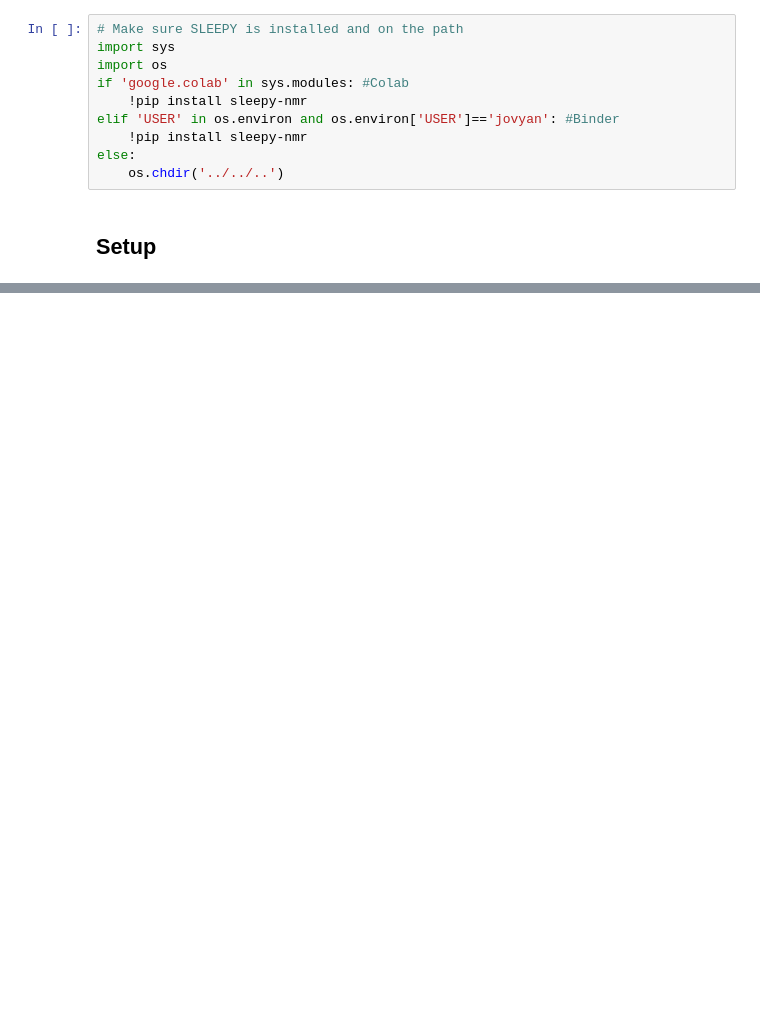
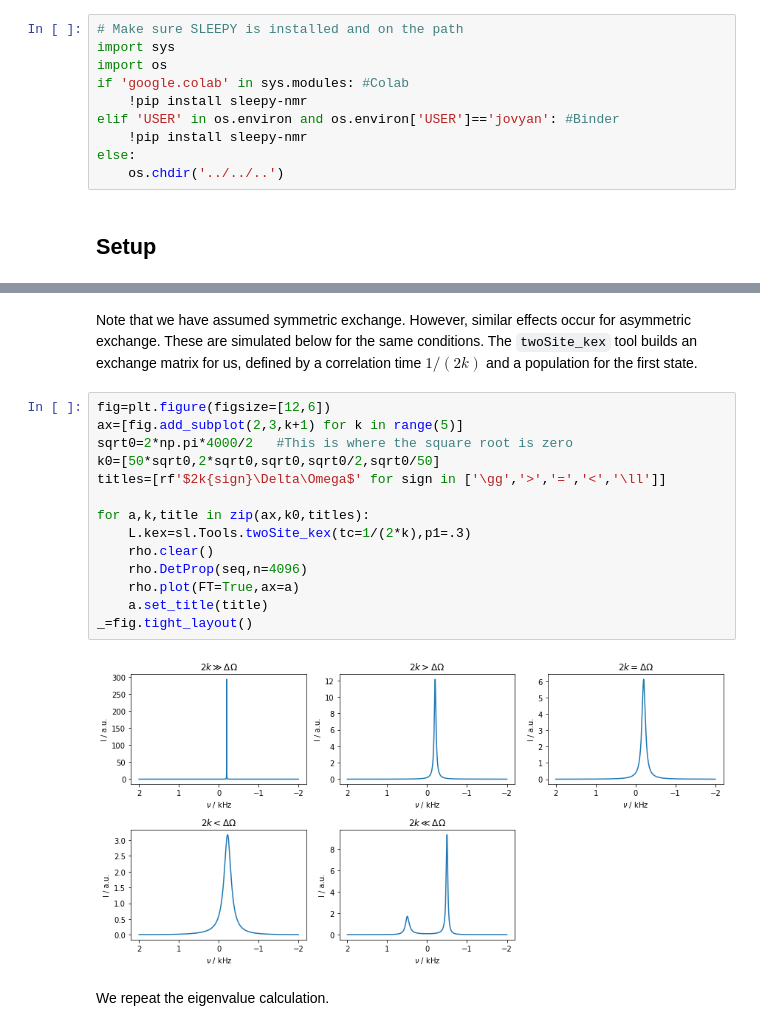
Before and after one commit to alsinmr/ConferenceExamples, a Jupyter notebook: JupyterBook/GNMR2025/Exchange.ipynb, the cells around one changed output, grey strips where cells are left out. Cells and saved outputs as stored; diff of their text form; blank space fills up the shorter version.

```diff
--- a/JupyterBook/GNMR2025/Exchange.ipynb
+++ b/JupyterBook/GNMR2025/Exchange.ipynb
@@ -101,0 +236,20 @@ This matrix indicates that if we are in state 1, the phase of $\hat{S}_1^+$ will
+# %% [markdown]
+Note that we have assumed symmetric exchange. However, similar effects occur for asymmetric exchange. These are simulated below for the same conditions. The `twoSite_kex` tool builds an exchange matrix for us, defined by a correlation time $1/(2k)$ and a population for the first state.
+# %%
+fig=plt.figure(figsize=[12,6])
+ax=[fig.add_subplot(2,3,k+1) for k in range(5)]
+sqrt0=2*np.pi*4000/2   #This is where the square root is zero
+k0=[50*sqrt0,2*sqrt0,sqrt0,sqrt0/2,sqrt0/50]
+titles=[rf'$2k{sign}\Delta\Omega$' for sign in ['\gg','>','=','<','\ll']]
+
+for a,k,title in zip(ax,k0,titles):
+    L.kex=sl.Tools.twoSite_kex(tc=1/(2*k),p1=.3)
+    rho.clear()
+    rho.DetProp(seq,n=4096)
+    rho.plot(FT=True,ax=a)
+    a.set_title(title)
+_=fig.tight_layout()
+# %% [output]
+[figure, added]
+# %% [markdown]
+We repeat the eigenvalue calculation.
```
Also changed, not shown: parts of 32 cells of this notebook, 26 other files.
